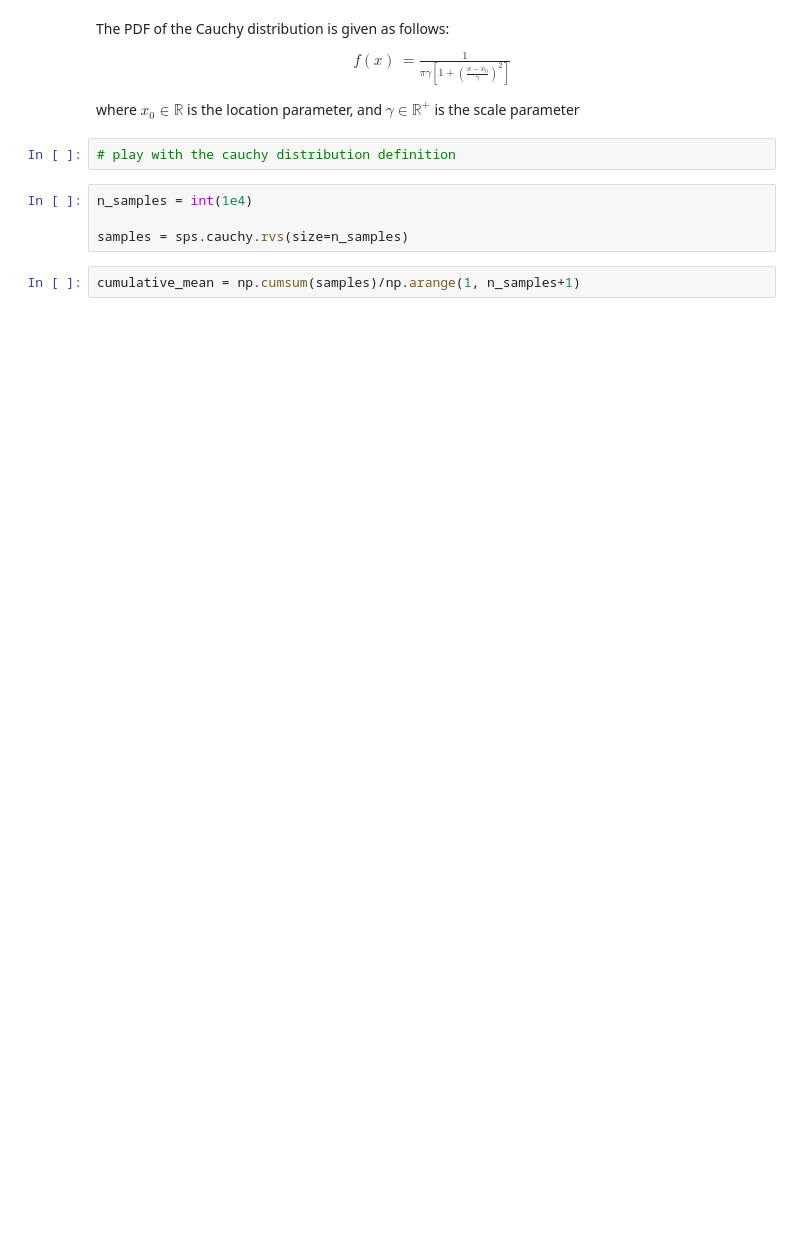
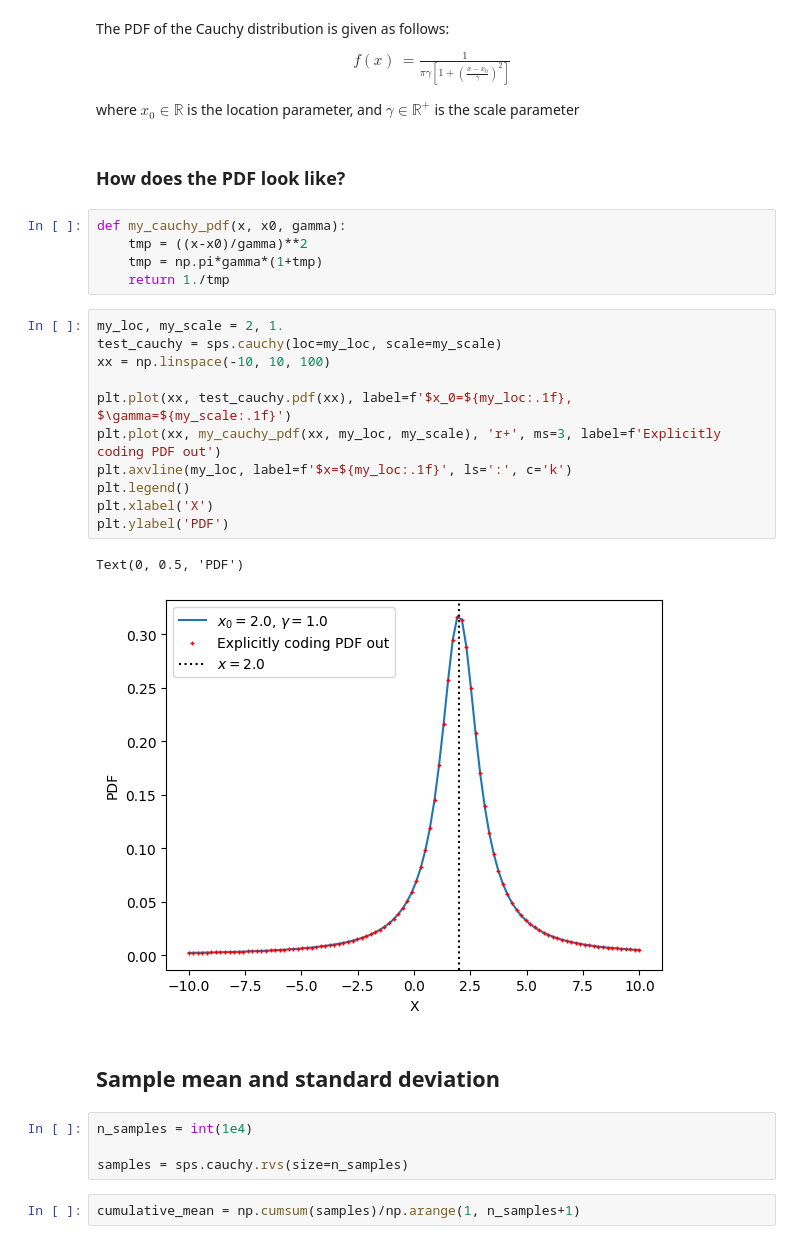
Before and after one commit to plt109/shp_stats_course, a Jupyter notebook: lesson_2/lesson2_cauchy_moments.ipynb, the cells around one changed output. Drawn from its saved outputs; the diff is of its cells as text; blank space fills up the shorter version.

```diff
--- a/lesson_2/lesson2_cauchy_moments.ipynb
+++ b/lesson_2/lesson2_cauchy_moments.ipynb
@@ -9,8 +38,29 @@ The PDF of the Cauchy distribution is given as follows:
 f(x) &= \frac{1}{\pi\gamma\left[1+\left(\frac{x-x_0}{\gamma}\right)^2\right]}
 \end{align}
 where $x_0\in\mathbb{R}$ is the location parameter, and $\gamma\in\mathbb{R}^+$ is the scale parameter
-# %%
-# play with the cauchy distribution definition
+# %% [markdown]
+### How does the PDF look like?
+# %%
+def my_cauchy_pdf(x, x0, gamma):
+    tmp = ((x-x0)/gamma)**2
+    tmp = np.pi*gamma*(1+tmp)
+    return 1./tmp
+# %%
+my_loc, my_scale = 2, 1.
+test_cauchy = sps.cauchy(loc=my_loc, scale=my_scale)
+xx = np.linspace(-10, 10, 100)
+
+plt.plot(xx, test_cauchy.pdf(xx), label=f'$x_0=${my_loc:.1f}, $\gamma=${my_scale:.1f}')
+plt.plot(xx, my_cauchy_pdf(xx, my_loc, my_scale), 'r+', ms=3, label=f'Explicitly coding PDF out')
+plt.axvline(my_loc, label=f'$x=${my_loc:.1f}', ls=':', c='k')
+plt.legend()
+plt.xlabel('X')
+plt.ylabel('PDF')
+# %% [output]
+Text(0, 0.5, 'PDF')
+[figure, added]
+# %% [markdown]
+## Sample mean and standard deviation
 # %%
 n_samples = int(1e4)
 
```
Also changed, not shown: parts of 10 cells of this notebook.
